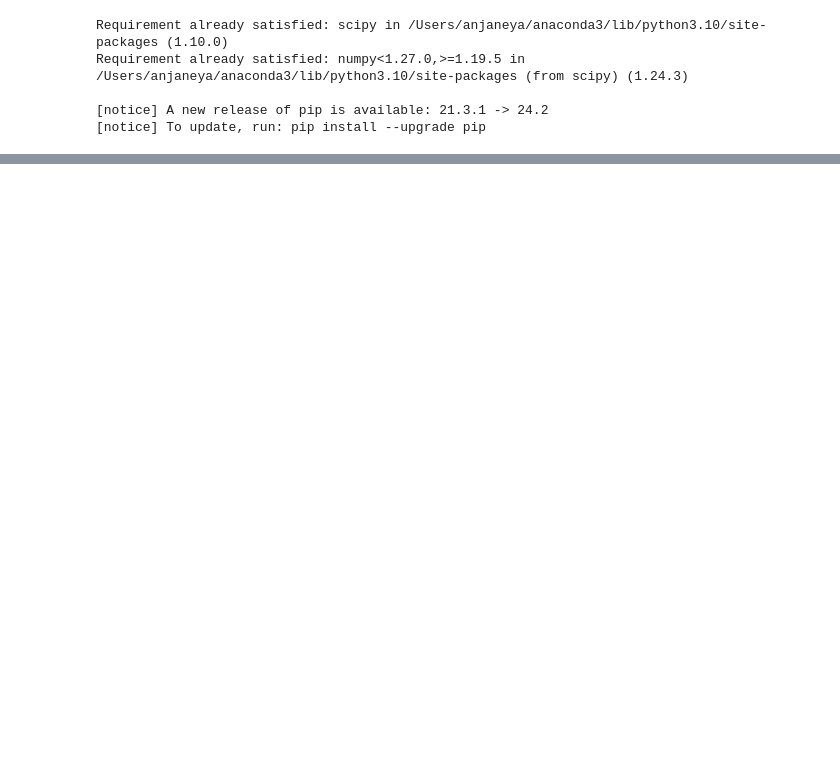
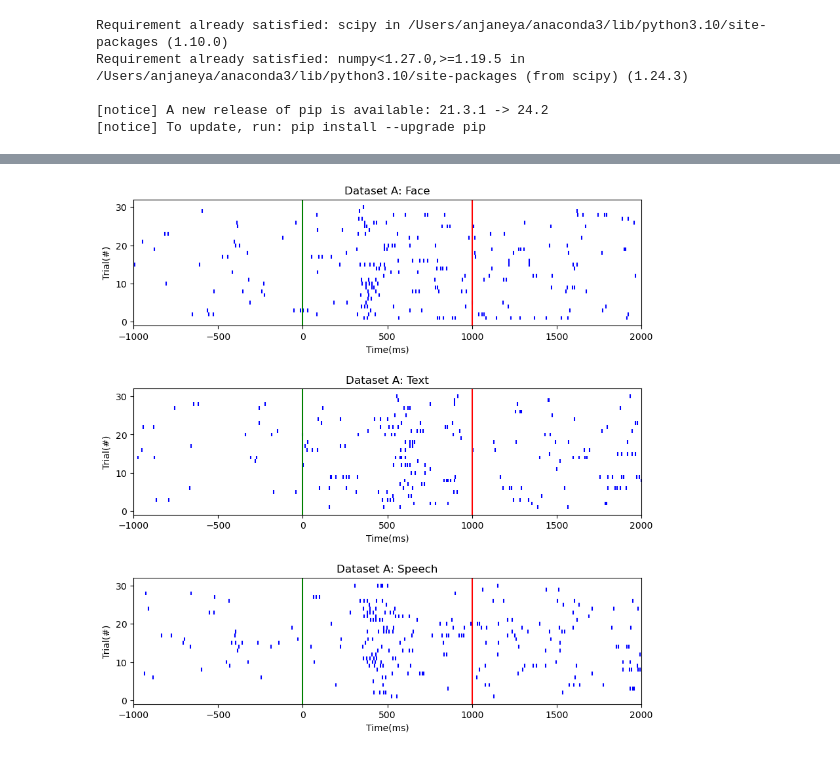
Before and after one commit to anjaneya-sharma/NeuroscienceOfDecisionMaking_2024_Assignments, a Jupyter notebook: Assignment_1/NDM_A1.ipynb, the cells around one changed output, grey strips where cells are left out. Cells and saved outputs as stored; diff of their text form; code cells hidden in the pictures; blank space fills up the shorter version.

```diff
--- a/Assignment_1/NDM_A1.ipynb
+++ b/Assignment_1/NDM_A1.ipynb
@@ -53,0 +103,11 @@ IndexError: list index out of range
+# %%
+
+# Create individual plots for dataset_A
+
+fig_A, axs_A = plt.subplots(3, 1, figsize=(10, 10))
+raster(data_A[0], axs_A[0], 'Dataset A: Face')
+raster(data_A[1], axs_A[1], 'Dataset A: Text')
+raster(data_A[2], axs_A[2], 'Dataset A: Speech')
+plt.subplots_adjust(wspace=0.4, hspace=0.5) #just increased spacing between the graphs
+# %% [output]
+[figure, added]
```
Also changed, not shown: parts of 24 cells of this notebook, 32 other files.
